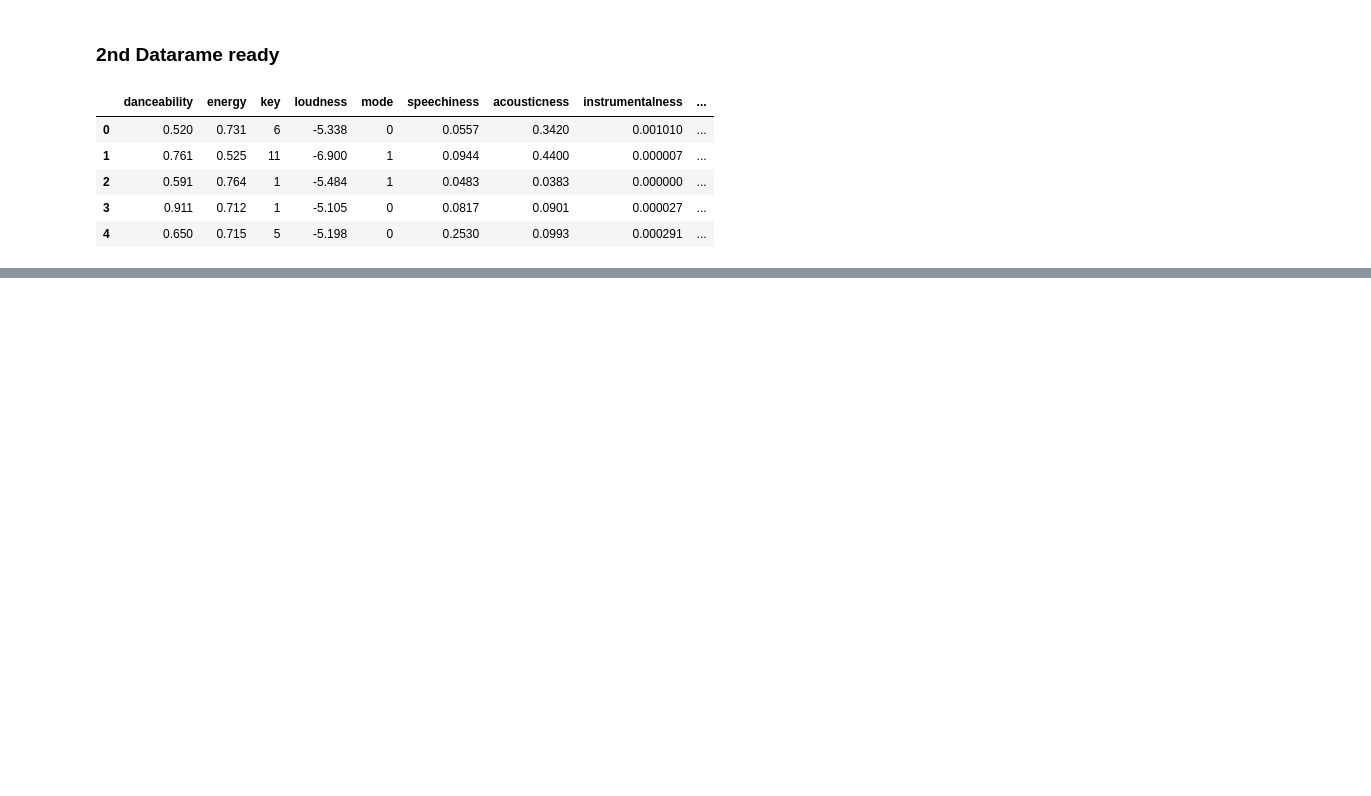
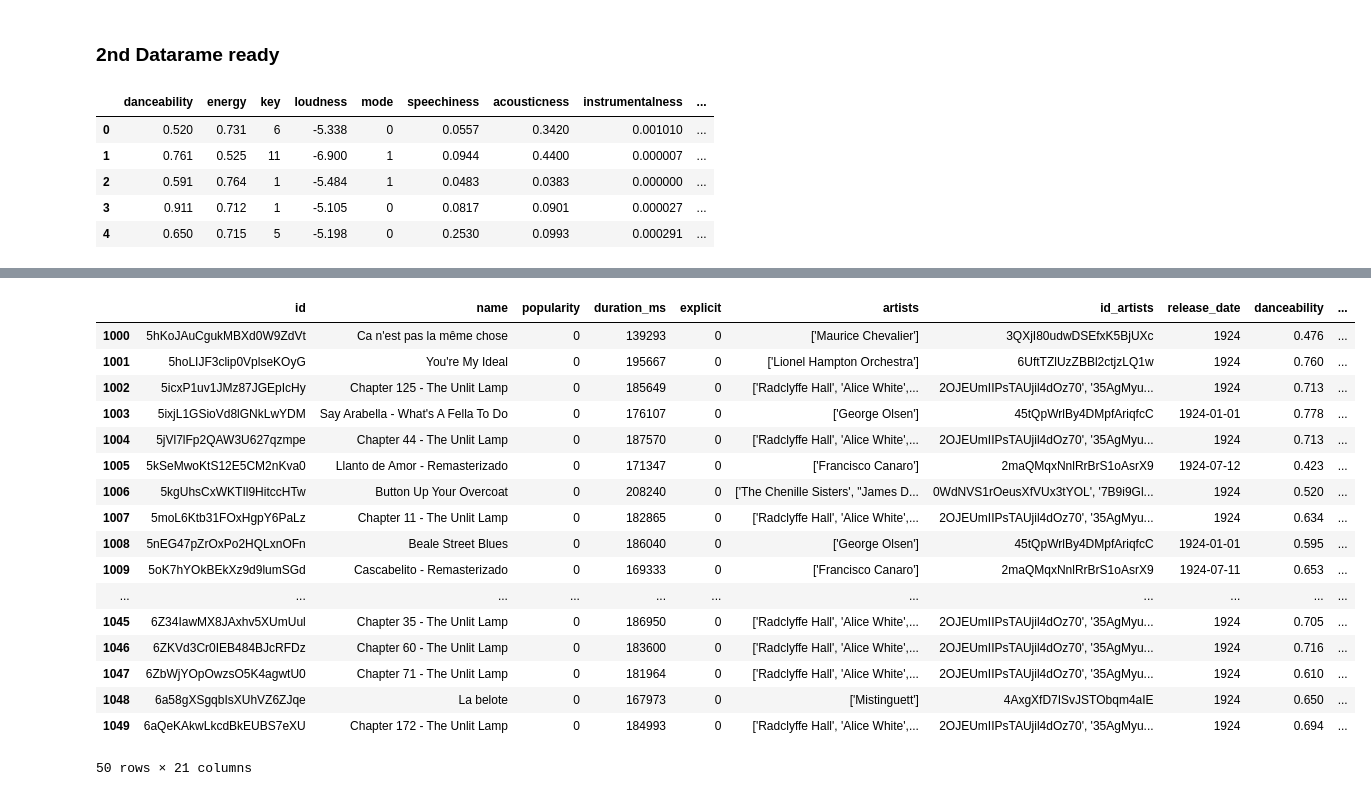
Before and after one commit to dmassonfr/Spotify_hit_predictor, a Jupyter notebook: notebooks/API Exploration.ipynb, the cells around one changed output, grey strips where cells are left out. Saved outputs shown, nothing was run; the diff lists cells and outputs as text; code cells hidden in the pictures; blank space fills up the shorter version.

Commit message:
tried to get songs samples

```diff
--- a/notebooks/API Exploration.ipynb
+++ b/notebooks/API Exploration.ipynb
@@ -117,0 +164,32 @@ data.shape
+# %%
+track_ids = ['spotify:track:' + t_id for t_id in df_tracks['id']]
+batch_size = 100
+preview_urls = []
+for i in range(0, len(track_ids), batch_size):
+    batch_ids = track_ids[i:i+batch_size]
+    batch_tracks = sp.tracks(batch_ids)['tracks']
+    batch_urls = [track['preview_url'] for track in batch_tracks]
+    preview_urls.extend(batch_urls)
+
+df_tracks['track_sample'] = preview_urls
+# %%
+df_tracks[1000:1050]
+# %% [output]
+|  | id | name | popularity | duration_ms | explicit | artists | id_artists | release_date | danceability | ... |
+| 1000 | 5hKoJAuCgukMBXd0W9ZdVt | Ca n'est pas la même chose | 0 | 139293 | 0 | ['Maurice Chevalier'] | 3QXjI80udwDSEfxK5BjUXc | 1924 | 0.476 | ... |
+| 1001 | 5hoLIJF3clip0VplseKOyG | You're My Ideal | 0 | 195667 | 0 | ['Lionel Hampton Orchestra'] | 6UftTZlUzZBBl2ctjzLQ1w | 1924 | 0.760 | ... |
+| 1002 | 5icxP1uv1JMz87JGEpIcHy | Chapter 125 - The Unlit Lamp | 0 | 185649 | 0 | ['Radclyffe Hall', 'Alice White',... | 2OJEUmIIPsTAUjil4dOz70', '35AgMyu... | 1924 | 0.713 | ... |
+| 1003 | 5ixjL1GSioVd8lGNkLwYDM | Say Arabella - What's A Fella To Do | 0 | 176107 | 0 | ['George Olsen'] | 45tQpWrlBy4DMpfAriqfcC | 1924-01-01 | 0.778 | ... |
+| 1004 | 5jVl7lFp2QAW3U627qzmpe | Chapter 44 - The Unlit Lamp | 0 | 187570 | 0 | ['Radclyffe Hall', 'Alice White',... | 2OJEUmIIPsTAUjil4dOz70', '35AgMyu... | 1924 | 0.713 | ... |
+| 1005 | 5kSeMwoKtS12E5CM2nKva0 | Llanto de Amor - Remasterizado | 0 | 171347 | 0 | ['Francisco Canaro'] | 2maQMqxNnlRrBrS1oAsrX9 | 1924-07-12 | 0.423 | ... |
+| 1006 | 5kgUhsCxWKTIl9HitccHTw | Button Up Your Overcoat | 0 | 208240 | 0 | ['The Chenille Sisters', "James D... | 0WdNVS1rOeusXfVUx3tYOL', '7B9i9Gl... | 1924 | 0.520 | ... |
+| 1007 | 5moL6Ktb31FOxHgpY6PaLz | Chapter 11 - The Unlit Lamp | 0 | 182865 | 0 | ['Radclyffe Hall', 'Alice White',... | 2OJEUmIIPsTAUjil4dOz70', '35AgMyu... | 1924 | 0.634 | ... |
+| 1008 | 5nEG47pZrOxPo2HQLxnOFn | Beale Street Blues | 0 | 186040 | 0 | ['George Olsen'] | 45tQpWrlBy4DMpfAriqfcC | 1924-01-01 | 0.595 | ... |
+| 1009 | 5oK7hYOkBEkXz9d9lumSGd | Cascabelito - Remasterizado | 0 | 169333 | 0 | ['Francisco Canaro'] | 2maQMqxNnlRrBrS1oAsrX9 | 1924-07-11 | 0.653 | ... |
+| ... | ... | ... | ... | ... | ... | ... | ... | ... | ... | ... |
+| 1045 | 6Z34IawMX8JAxhv5XUmUul | Chapter 35 - The Unlit Lamp | 0 | 186950 | 0 | ['Radclyffe Hall', 'Alice White',... | 2OJEUmIIPsTAUjil4dOz70', '35AgMyu... | 1924 | 0.705 | ... |
+| 1046 | 6ZKVd3Cr0IEB484BJcRFDz | Chapter 60 - The Unlit Lamp | 0 | 183600 | 0 | ['Radclyffe Hall', 'Alice White',... | 2OJEUmIIPsTAUjil4dOz70', '35AgMyu... | 1924 | 0.716 | ... |
+| 1047 | 6ZbWjYOpOwzsO5K4agwtU0 | Chapter 71 - The Unlit Lamp | 0 | 181964 | 0 | ['Radclyffe Hall', 'Alice White',... | 2OJEUmIIPsTAUjil4dOz70', '35AgMyu... | 1924 | 0.610 | ... |
+| 1048 | 6a58gXSgqbIsXUhVZ6ZJqe | La belote | 0 | 167973 | 0 | ['Mistinguett'] | 4AxgXfD7ISvJSTObqm4aIE | 1924 | 0.650 | ... |
+| 1049 | 6aQeKAkwLkcdBkEUBS7eXU | Chapter 172 - The Unlit Lamp | 0 | 184993 | 0 | ['Radclyffe Hall', 'Alice White',... | 2OJEUmIIPsTAUjil4dOz70', '35AgMyu... | 1924 | 0.694 | ... |
+50 rows × 21 columns
```
Also changed, not shown: parts of 15 cells of this notebook.
